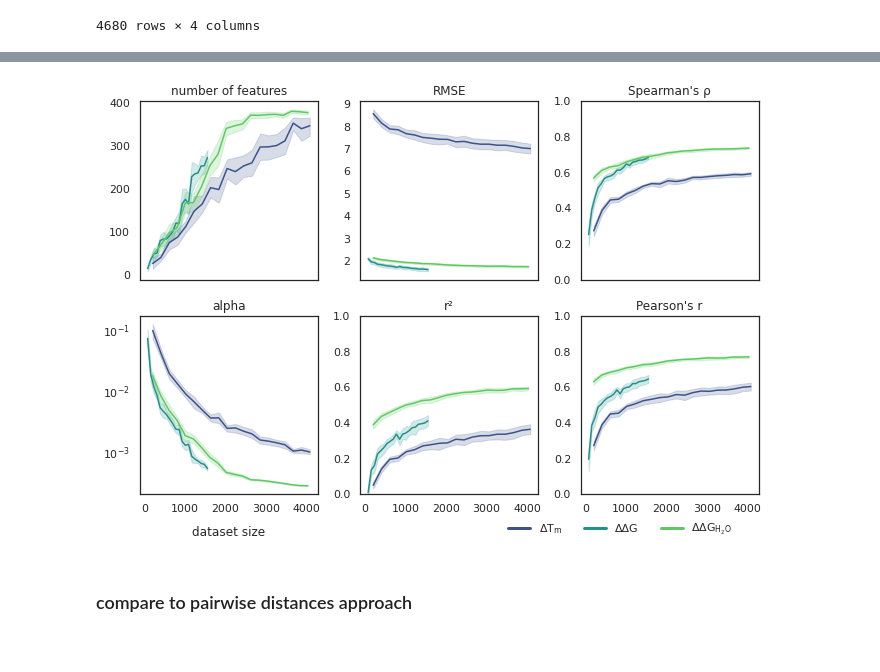
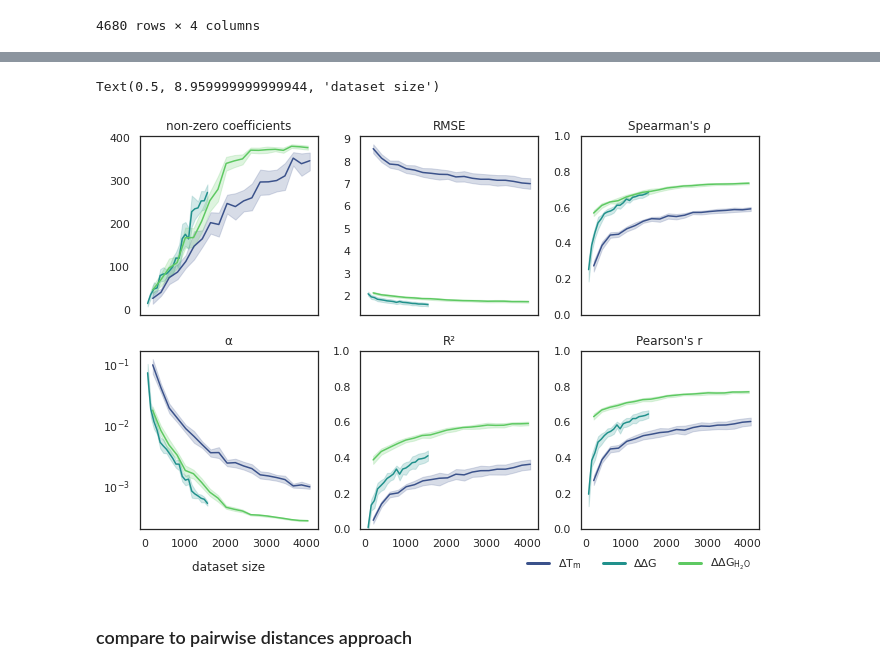
Before and after one commit to lkndl/mapra, a Jupyter notebook: mapra/8_lassolars.ipynb, the cells around one changed output, grey strips where cells are left out. Drawn from its saved outputs; the diff is of its cells as text; code cells hidden in the pictures.

```diff
--- a/mapra/8_lassolars.ipynb
+++ b/mapra/8_lassolars.ipynb
@@ -26,7 +26,7 @@ Notes?
 importlib.reload(prep)
 data = prep.dataset()
 npr = data.fetch_numpy_distances()
-spearman_rhos = data.fetch_spearman_rhos(npr)
+# spearman_rhos = data.fetch_spearman_rhos(npr)
 delta_labels = data.order
 rng = np.random.default_rng(12345)
 '''
@@ -343,39 +366,35 @@ g = sns.FacetGrid(data=df, col='box', col_wrap=3,
                   col_order=['n_cols', 'rmse', 'sp', 'alpha', 'r2', 'pcorr'],
                   height=3.2,
                   margin_titles=True, sharex=True, sharey=False)
 g.map_dataframe(sns.lineplot, x='abs_set_size', y='y',
                 hue='delta', hue_order=[0, 1, 2], palette=dict(enumerate(cmap)),
                 markers=False, dashes=False)
 # scatter_kws={'s': 10, 'alpha': .05})
 
 # mess around with the legend
 handles = list()
 for de, co in zip(delta_labels, cmap):
     handles.append(mlines.Line2D([], [], color=co, label=data.tex_lookup[de], linewidth=3))
 
-g.add_legend(title='', bbox_to_anchor=(.72, 0), ncol=3, handles=handles)
+g.add_legend(title='', bbox_to_anchor=(.74, 0), ncol=3, handles=handles)
 # g.set(xlim=(0, 1))
 
 g.set_titles(col_template='{col_name}')
-for ax, lab in zip(g.axes.flatten(), ['number of features', 'RMSE', 'Spearman\'s ρ',
-                                      'alpha', 'r²', 'Pearson\'s r']):
+for ax, lab in zip(g.axes.flatten(), ['non-zero coefficients', 'RMSE', 'Spearman\'s ρ',
+                                      'α', 'R²', 'Pearson\'s r']):
     ax.set_title(lab)
 
 for i, ax in enumerate(g.axes.flatten()):
     ax.set(box_aspect=1)
     # ax.set(xticks=[.2, .4, .6, .8])
     # Drawing the frame
     for _, spine in ax.spines.items():
         spine.set_visible(True)
     if i in {2, 4, 5}:
         ax.set(ylim=(0, 1))
 
 g.axes[3].set_yscale('log')
 g.axes[3].set_xlabel('dataset size', labelpad=12)
-
-# g.tight_layout()
-# g.fig.subplots_adjust(hspace=-.1)
-save(g, f'optimize_valset_shuffle.svg')
-save(g, f'optimize_valset_shuffle.png')
 # %% [output]
+Text(0.5, 8.959999999999944, 'dataset size')
-[figure, old version]
+[figure, new version]
```
Also changed, not shown: parts of 17 cells of this notebook, 4 other files.
